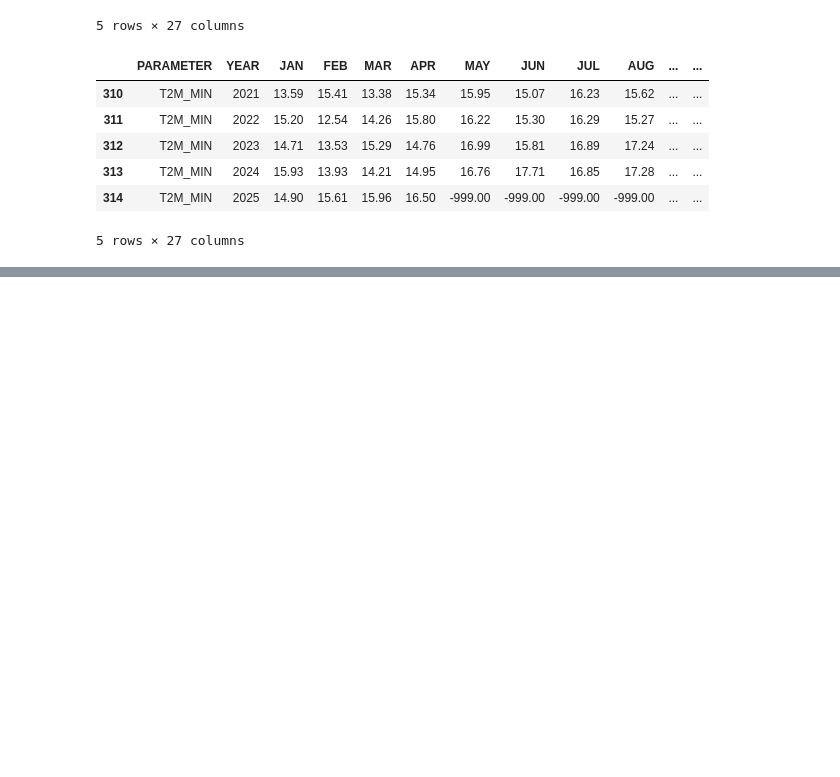
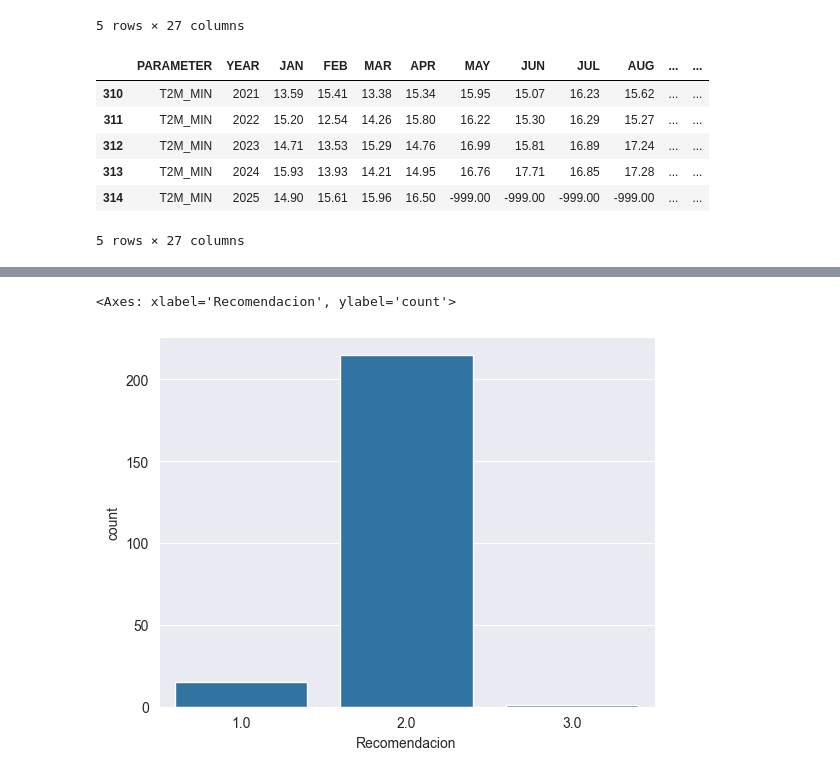
Before and after one commit to AlejandroQL23/Agro-IA-Module-3, a Jupyter notebook: notebooks/01_EDA.ipynb, the cells around one changed output, grey strips where cells are left out. Cells and saved outputs as stored; diff of their text form; code cells hidden in the pictures; blank space fills up the shorter version.

```diff
--- a/notebooks/01_EDA.ipynb
+++ b/notebooks/01_EDA.ipynb
@@ -140,0 +155,6 @@ recomendador.procesar()
+# %%
+#Verificar si hay una proporción equilibrada entre los diferentes valores de la variable objetivo para un buen modelado posterior
+sns.countplot(x='Recomendacion',data=df)
+# %% [output]
+<Axes: xlabel='Recomendacion', ylabel='count'>
+[figure, added]
```
Also changed, not shown: parts of 15 cells of this notebook, 5 other files.
